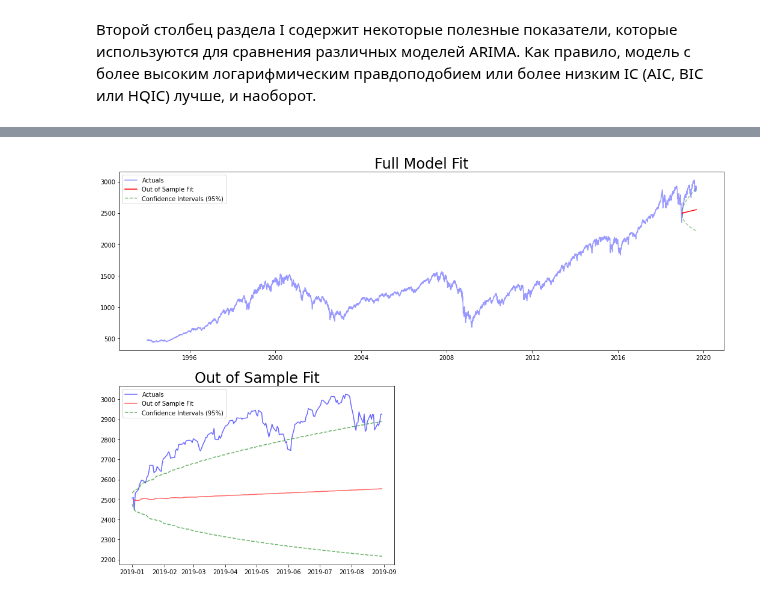
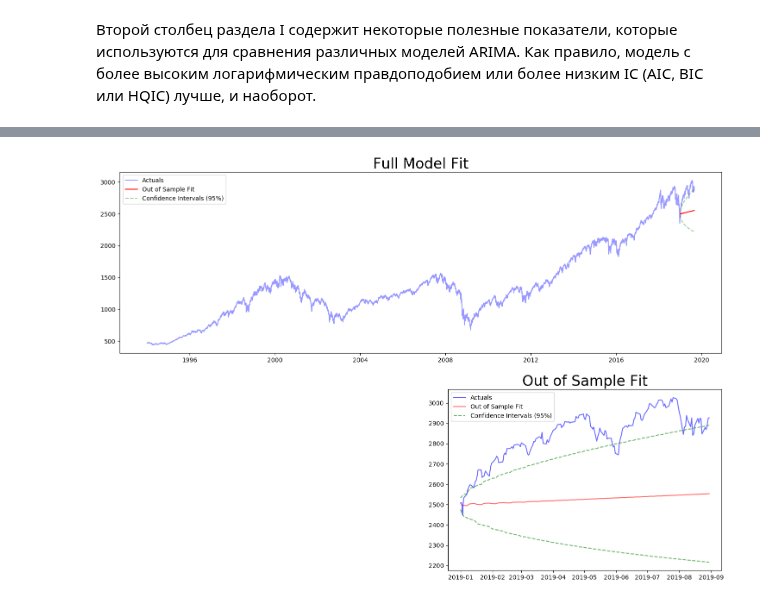
Before and after one commit to IvanovDmitryV/skillfactory_rds, a Jupyter notebook: Unit_7_restart/project-Part1.ipynb, the cells around one changed output, grey strips where cells are left out. Saved outputs shown, nothing was run; the diff lists cells and outputs as text; code cells hidden in the pictures.

```diff
--- a/Unit_7_restart/project-Part1.ipynb
+++ b/Unit_7_restart/project-Part1.ipynb
@@ -2,7 +2,7 @@
 S&P 500 — фондовый индекс, в корзину которого включено 505 акций 500 избранных торгуемых на фондовых биржах США
 # %%
 import pandas as pd
-data = pd.read_csv('data.csv', parse_dates=["Date"], index_col = ["Date"])
+data = pd.read_csv('./data/data_1.csv', parse_dates=["Date"], index_col = ["Date"])
 data.head()
 # %% [output]
 |  | spx |
@@ -283,22 +282,22 @@ pred_df.at[test_df.index, "model_preds_upper"] = forecast_df["upper spx"]
 # %%
 plt.rcParams["figure.figsize"] = 18, 12
 
 plt.subplot(2, 1, 1)
 plt.plot(pred_df["spx"], color = "blue", label = "Actuals", alpha = 0.4)
 plt.plot(pred_df.loc[test_df.index]["model_preds"], color = "red", linestyle = "-", label = "Out of Sample Fit")
 plt.plot(pred_df.loc[test_df.index]["model_preds_lower"], color = "green", linestyle = "--", label = "Confidence Intervals (95%)", alpha = 0.4)
 plt.plot(pred_df.loc[test_df.index]["model_preds_upper"], color = "green", linestyle = "--", alpha = 0.4)
 plt.title("Full Model Fit", size = 24)
 plt.legend()
 
-plt.subplot(2, 2, 3)
+plt.subplot(2, 2, 4)
 plt.plot(pred_df.loc[test_df.index]["spx"], color = "blue", label = "Actuals", alpha = 0.6)
 plt.plot(pred_df.loc[test_df.index]["model_preds"], color = "red", linestyle = "-", label = "Out of Sample Fit", alpha = 0.6)
 plt.plot(pred_df.loc[test_df.index]["model_preds_lower"], color = "green", linestyle = "--", label = "Confidence Intervals (95%)", alpha = 0.6)
 plt.plot(pred_df.loc[test_df.index]["model_preds_upper"], color = "green", linestyle = "--", alpha = 0.6)
 plt.title("Out of Sample Fit", size = 24)
 plt.legend()
 
 plt.show()
 # %% [output]
-[figure, old version]
+[figure, new version]
```
Also changed, not shown: parts of 12 cells of this notebook, 6 other files.
